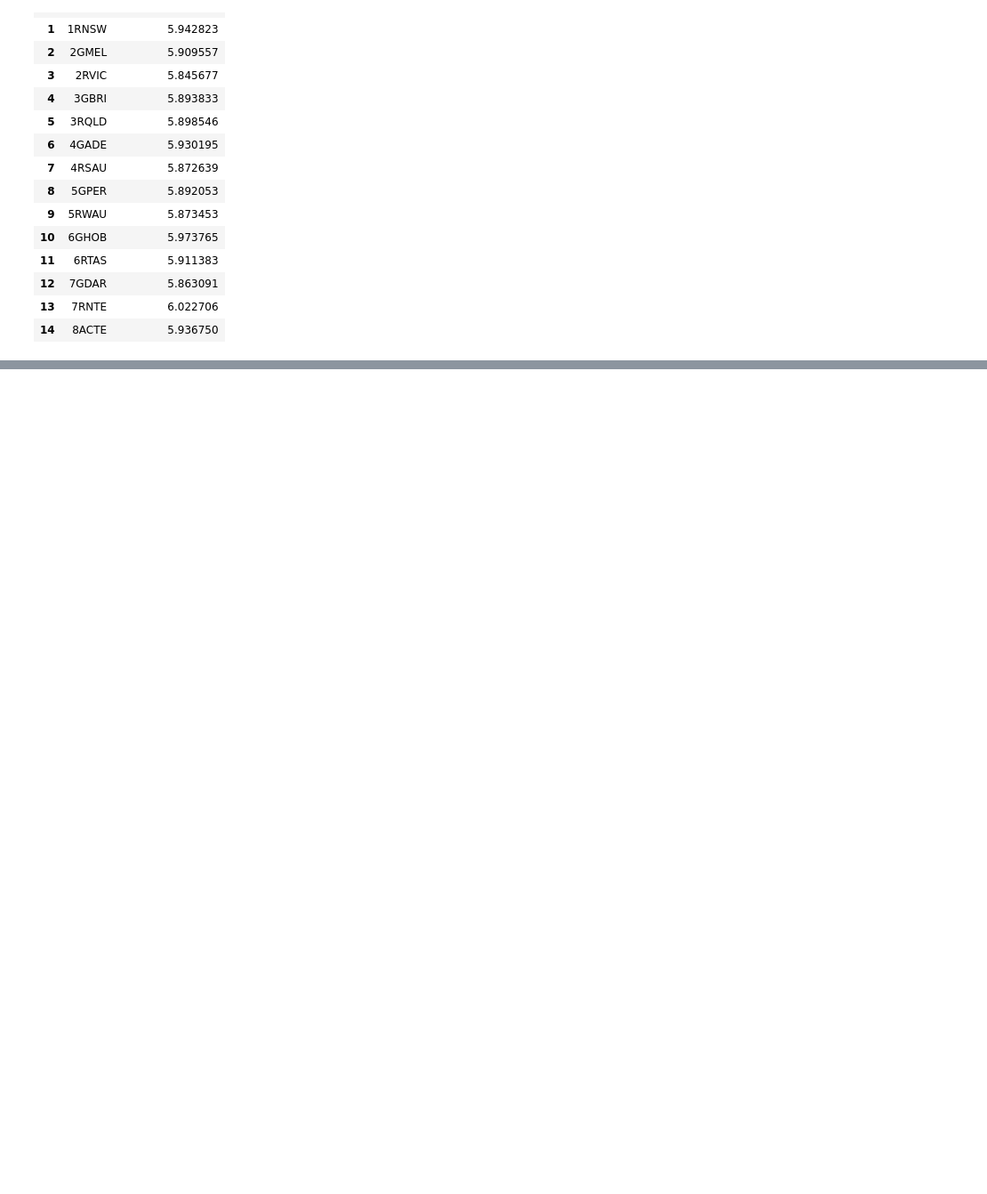
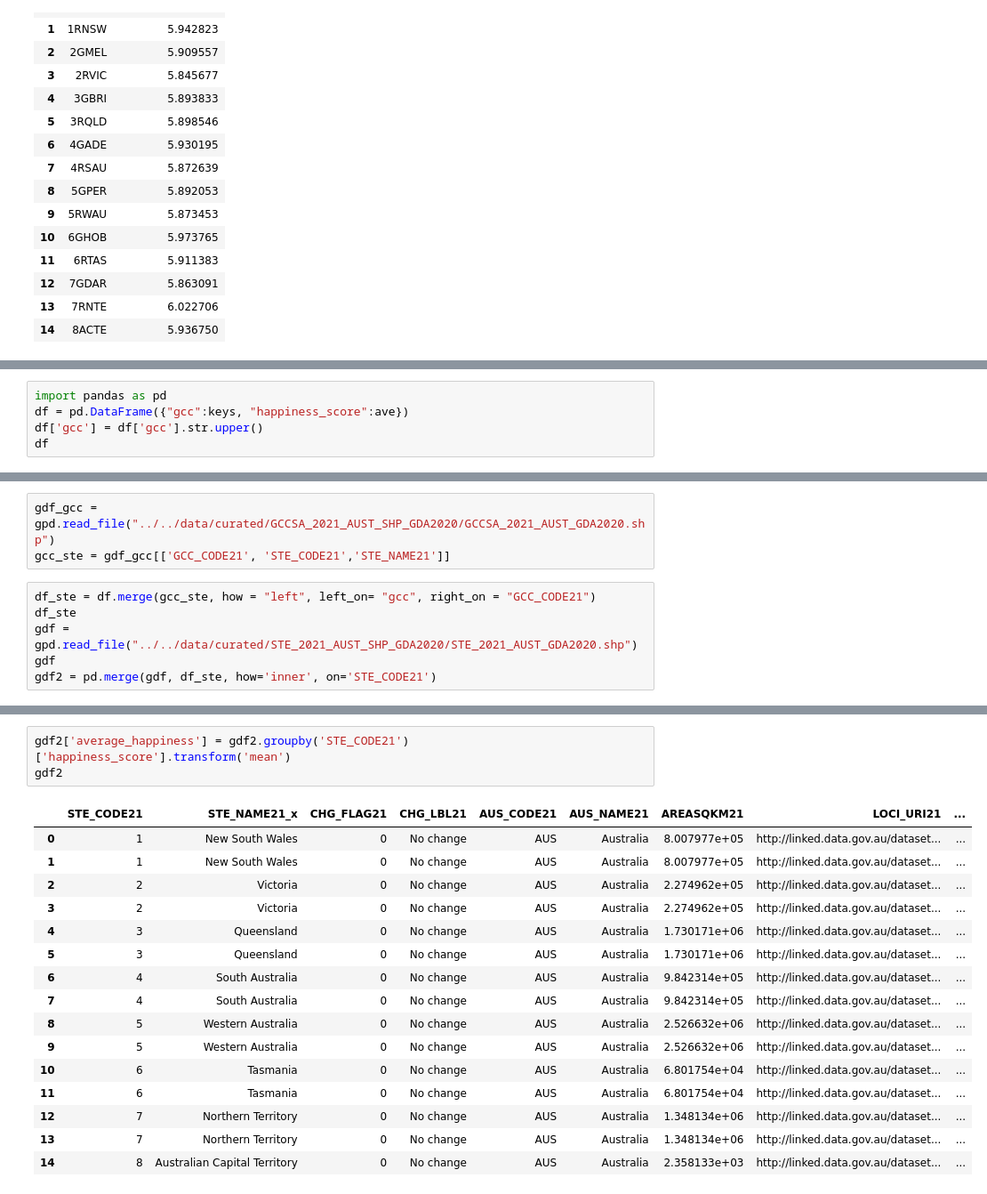
Before and after one commit to is0xjh25/social-media-analytics-on-cloud, a Jupyter notebook: notebook/twitter_notebook/sample_sentiment_analysis(labMIT).ipynb, the cells around one changed output, grey strips where cells are left out. Shown at 89% size. Drawn from its saved outputs; the diff is of its cells as text; blank space fills up the shorter version.

```diff
--- a/notebook/twitter_notebook/sample_sentiment_analysis(labMIT).ipynb
+++ b/notebook/twitter_notebook/sample_sentiment_analysis(labMIT).ipynb
@@ -733,0 +766,5 @@ df
+# %%
+import pandas as pd
+df = pd.DataFrame({"gcc":keys, "happiness_score":ave})
+df['gcc'] = df['gcc'].str.upper()
+df
@@ -733,0 +788,9 @@ df
+# %%
+gdf_gcc = gpd.read_file("../../data/curated/GCCSA_2021_AUST_SHP_GDA2020/GCCSA_2021_AUST_GDA2020.shp")
+gcc_ste = gdf_gcc[['GCC_CODE21', 'STE_CODE21','STE_NAME21']]
+# %%
+df_ste = df.merge(gcc_ste, how = "left", left_on= "gcc", right_on = "GCC_CODE21")
+df_ste
+gdf = gpd.read_file("../../data/curated/STE_2021_AUST_SHP_GDA2020/STE_2021_AUST_GDA2020.shp")
+gdf
+gdf2 = pd.merge(gdf, df_ste, how='inner', on='STE_CODE21')
@@ -733,0 +811,20 @@ df
+# %%
+gdf2['average_happiness'] = gdf2.groupby('STE_CODE21')['happiness_score'].transform('mean')
+gdf2
+# %% [output]
+|  | STE_CODE21 | STE_NAME21_x | CHG_FLAG21 | CHG_LBL21 | AUS_CODE21 | AUS_NAME21 | AREASQKM21 | LOCI_URI21 | ... |
+| 0 | 1 | New South Wales | 0 | No change | AUS | Australia | 8.007977e+05 | http://linked.data.gov.au/dataset... | ... |
+| 1 | 1 | New South Wales | 0 | No change | AUS | Australia | 8.007977e+05 | http://linked.data.gov.au/dataset... | ... |
+| 2 | 2 | Victoria | 0 | No change | AUS | Australia | 2.274962e+05 | http://linked.data.gov.au/dataset... | ... |
+| 3 | 2 | Victoria | 0 | No change | AUS | Australia | 2.274962e+05 | http://linked.data.gov.au/dataset... | ... |
+| 4 | 3 | Queensland | 0 | No change | AUS | Australia | 1.730171e+06 | http://linked.data.gov.au/dataset... | ... |
+| 5 | 3 | Queensland | 0 | No change | AUS | Australia | 1.730171e+06 | http://linked.data.gov.au/dataset... | ... |
+| 6 | 4 | South Australia | 0 | No change | AUS | Australia | 9.842314e+05 | http://linked.data.gov.au/dataset... | ... |
+| 7 | 4 | South Australia | 0 | No change | AUS | Australia | 9.842314e+05 | http://linked.data.gov.au/dataset... | ... |
+| 8 | 5 | Western Australia | 0 | No change | AUS | Australia | 2.526632e+06 | http://linked.data.gov.au/dataset... | ... |
+| 9 | 5 | Western Australia | 0 | No change | AUS | Australia | 2.526632e+06 | http://linked.data.gov.au/dataset... | ... |
+| 10 | 6 | Tasmania | 0 | No change | AUS | Australia | 6.801754e+04 | http://linked.data.gov.au/dataset... | ... |
+| 11 | 6 | Tasmania | 0 | No change | AUS | Australia | 6.801754e+04 | http://linked.data.gov.au/dataset... | ... |
+| 12 | 7 | Northern Territory | 0 | No change | AUS | Australia | 1.348134e+06 | http://linked.data.gov.au/dataset... | ... |
+| 13 | 7 | Northern Territory | 0 | No change | AUS | Australia | 1.348134e+06 | http://linked.data.gov.au/dataset... | ... |
+| 14 | 8 | Australian Capital Territory | 0 | No change | AUS | Australia | 2.358133e+03 | http://linked.data.gov.au/dataset... | ... |
```
Also changed, not shown: parts of 6 cells of this notebook, 22 other files.
